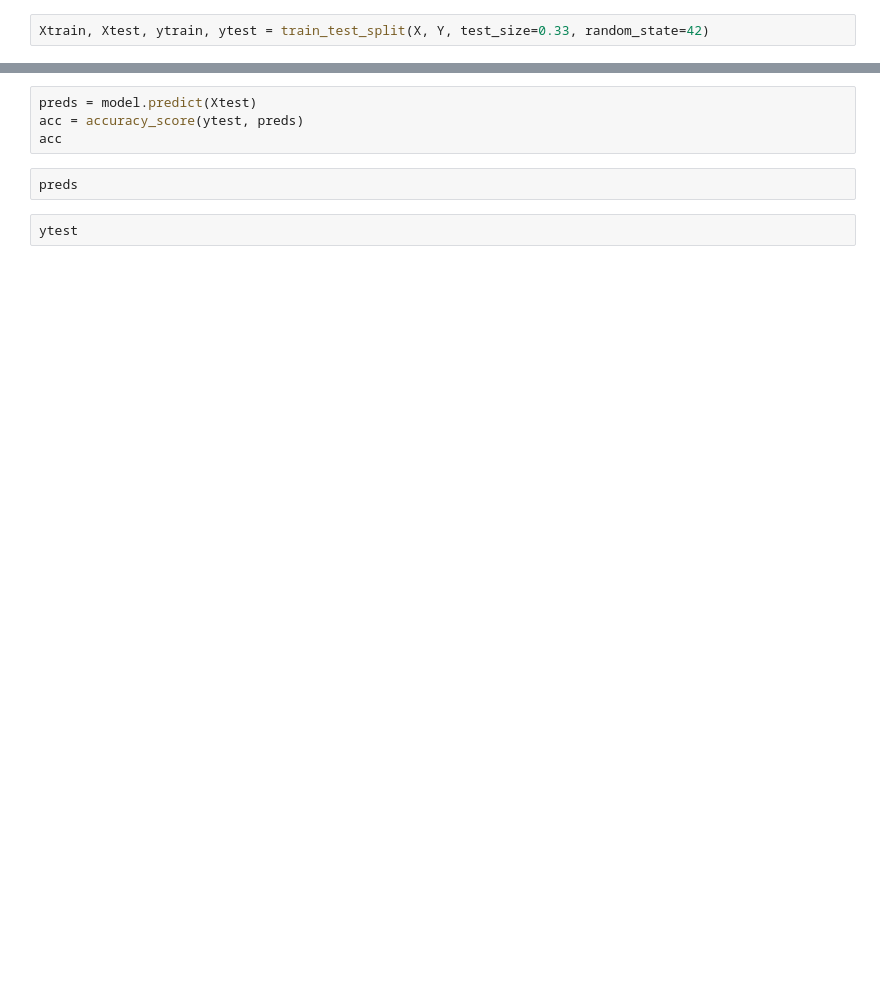
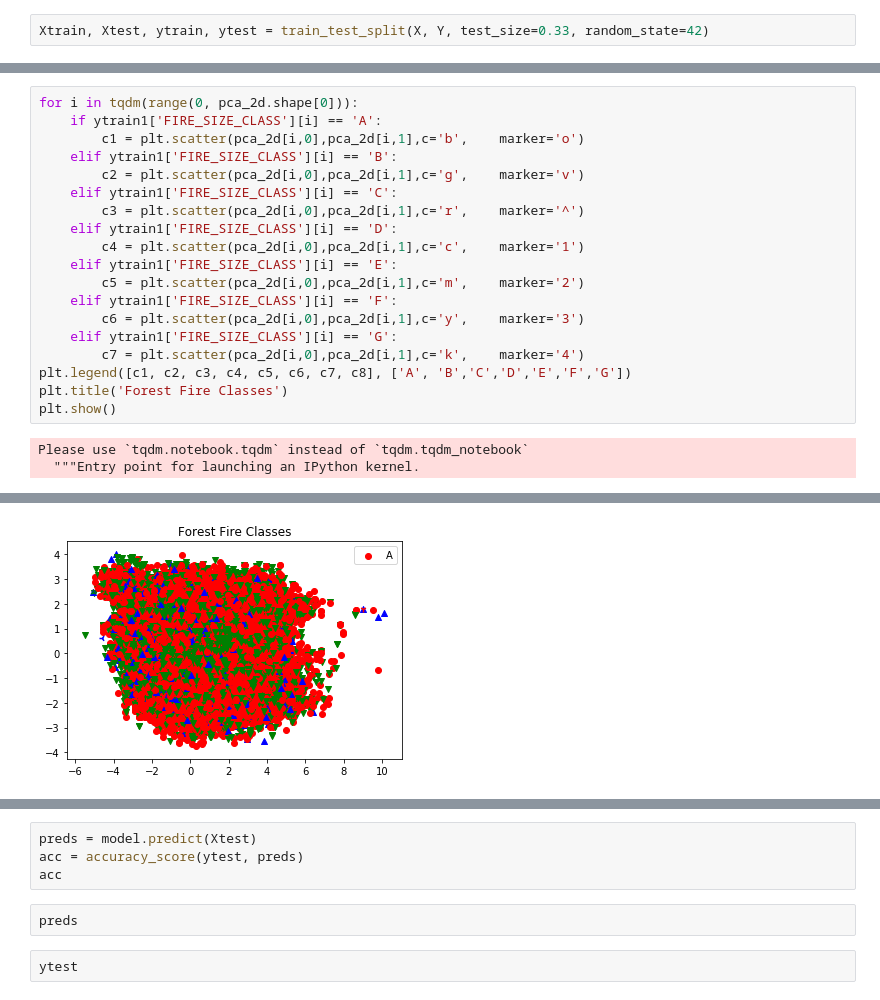
Before and after one commit to hk1510/ForestFires, a Jupyter notebook: SVM.ipynb, the cells around one changed output, grey strips where cells are left out. Cells and saved outputs as stored; diff of their text form; blank space fills up the shorter version.

```diff
--- a/SVM.ipynb
+++ b/SVM.ipynb
@@ -59,0 +64,22 @@ Xtrain, Xtest, ytrain, ytest = train_test_split(X, Y, test_size=0.33, random_sta
+# %%
+for i in tqdm(range(0, pca_2d.shape[0])):
+    if ytrain1['FIRE_SIZE_CLASS'][i] == 'A':
+        c1 = plt.scatter(pca_2d[i,0],pca_2d[i,1],c='b',    marker='o')
+    elif ytrain1['FIRE_SIZE_CLASS'][i] == 'B':
+        c2 = plt.scatter(pca_2d[i,0],pca_2d[i,1],c='g',    marker='v')
+    elif ytrain1['FIRE_SIZE_CLASS'][i] == 'C':
+        c3 = plt.scatter(pca_2d[i,0],pca_2d[i,1],c='r',    marker='^')
+    elif ytrain1['FIRE_SIZE_CLASS'][i] == 'D':
+        c4 = plt.scatter(pca_2d[i,0],pca_2d[i,1],c='c',    marker='1')
+    elif ytrain1['FIRE_SIZE_CLASS'][i] == 'E':
+        c5 = plt.scatter(pca_2d[i,0],pca_2d[i,1],c='m',    marker='2')
+    elif ytrain1['FIRE_SIZE_CLASS'][i] == 'F':
+        c6 = plt.scatter(pca_2d[i,0],pca_2d[i,1],c='y',    marker='3')
+    elif ytrain1['FIRE_SIZE_CLASS'][i] == 'G':
+        c7 = plt.scatter(pca_2d[i,0],pca_2d[i,1],c='k',    marker='4')
+plt.legend([c1, c2, c3, c4, c5, c6, c7, c8], ['A', 'B','C','D','E','F','G'])
+plt.title('Forest Fire Classes')
+plt.show()
+# %% [output]
+Please use `tqdm.notebook.tqdm` instead of `tqdm.tqdm_notebook`
+  """Entry point for launching an IPython kernel.
@@ -59,0 +87 @@ Xtrain, Xtest, ytrain, ytest = train_test_split(X, Y, test_size=0.33, random_sta
+[figure, added]
```
Also changed, not shown: parts of 14 cells of this notebook, 4 other files.
